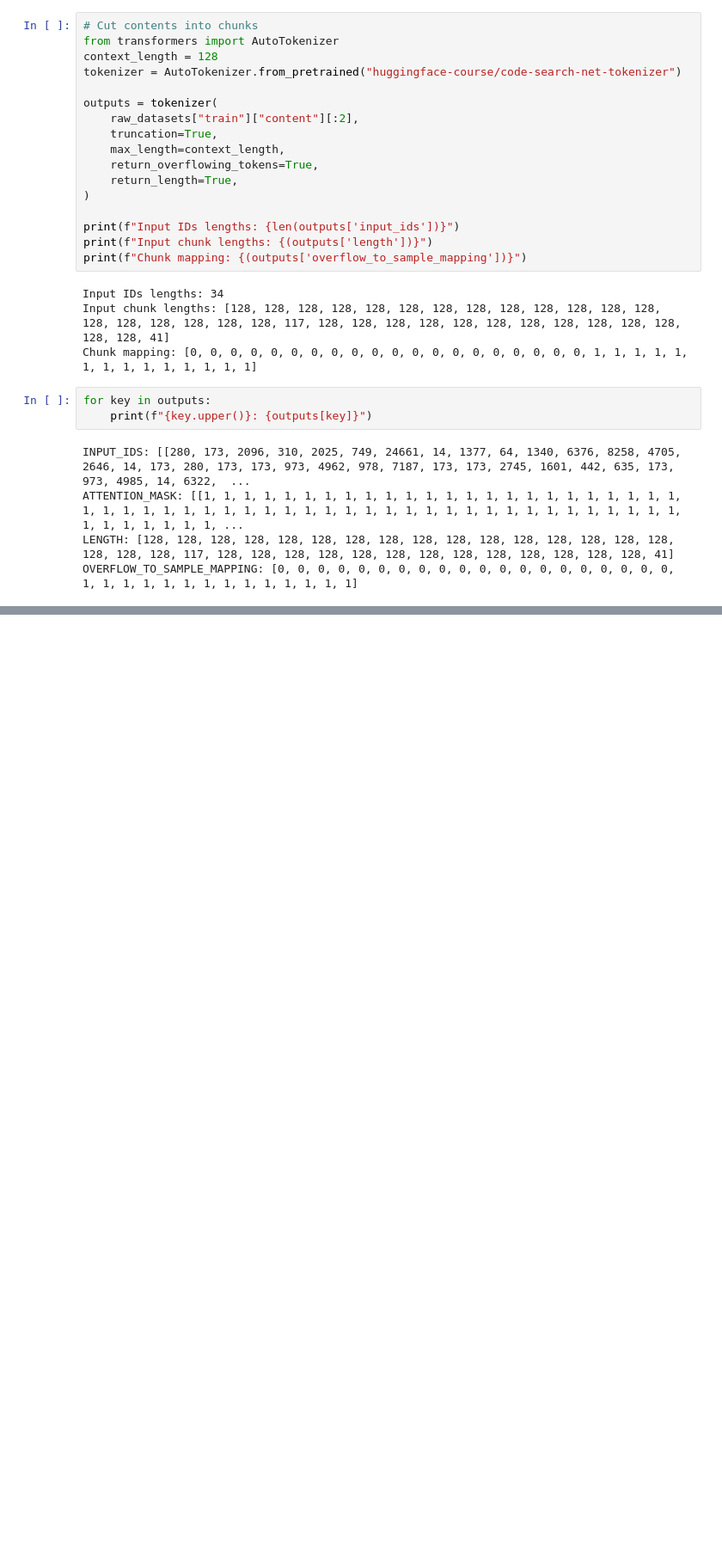
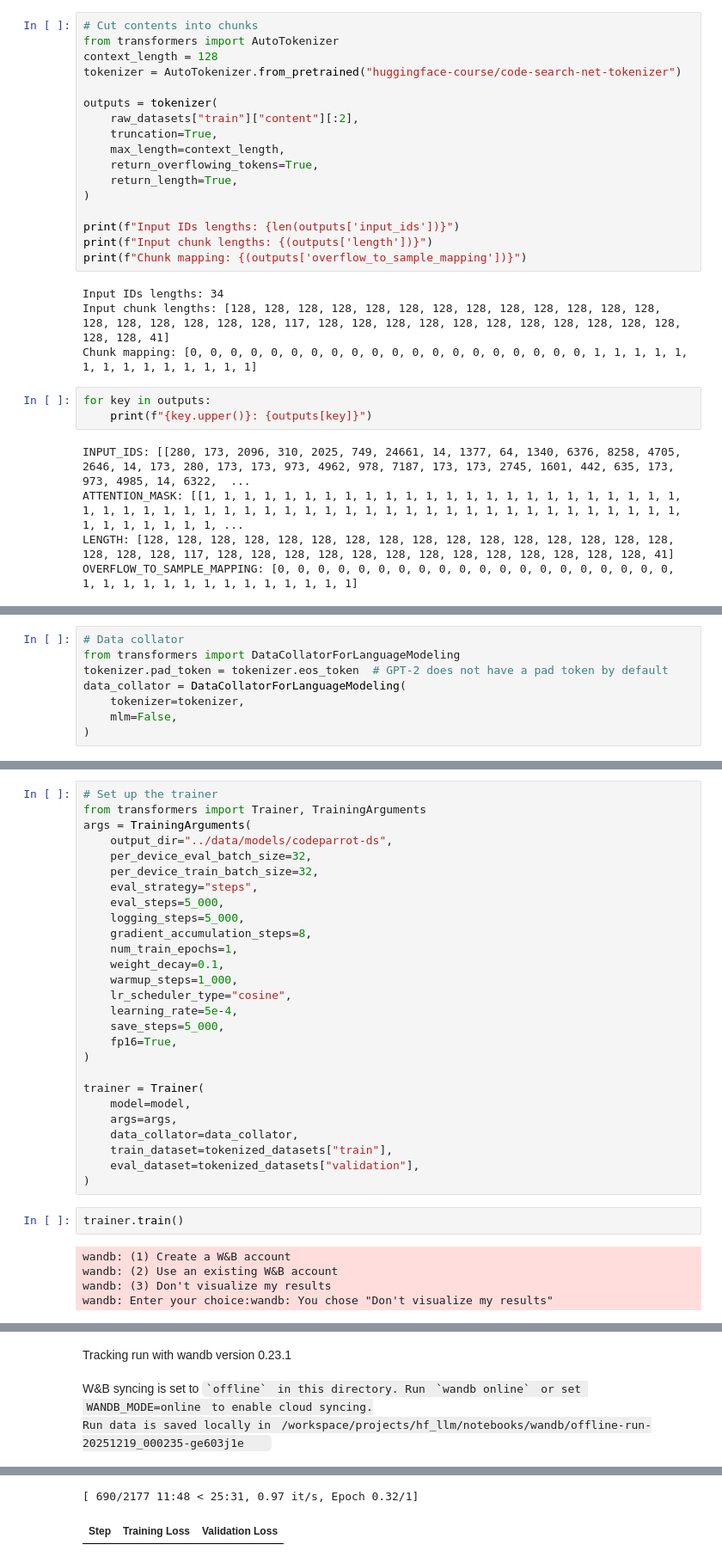
Before and after one commit to tensor-polinomics/hf_llm, a Jupyter notebook: notebooks/ch7e.ipynb, the cells around one changed output, grey strips where cells are left out. Shown at 86% size. Cells and saved outputs as stored; diff of their text form; blank space fills up the shorter version.

```diff
--- a/notebooks/ch7e.ipynb
+++ b/notebooks/ch7e.ipynb
@@ -106,0 +159,8 @@ OVERFLOW_TO_SAMPLE_MAPPING: [0, 0, 0, 0, 0, 0, 0, 0, 0, 0, 0, 0, 0, 0, 0, 0, 0,
+# %%
+# Data collator
+from transformers import DataCollatorForLanguageModeling
+tokenizer.pad_token = tokenizer.eos_token  # GPT-2 does not have a pad token by default
+data_collator = DataCollatorForLanguageModeling(
+    tokenizer=tokenizer,
+    mlm=False,
+)
@@ -106,0 +176,34 @@ OVERFLOW_TO_SAMPLE_MAPPING: [0, 0, 0, 0, 0, 0, 0, 0, 0, 0, 0, 0, 0, 0, 0, 0, 0,
+# %%
+# Set up the trainer
+from transformers import Trainer, TrainingArguments
+args = TrainingArguments(
+    output_dir="../data/models/codeparrot-ds",
+    per_device_eval_batch_size=32,
+    per_device_train_batch_size=32,
+    eval_strategy="steps",
+    eval_steps=5_000,
+    logging_steps=5_000,
+    gradient_accumulation_steps=8,
+    num_train_epochs=1,
+    weight_decay=0.1,
+    warmup_steps=1_000,
+    lr_scheduler_type="cosine",
+    learning_rate=5e-4,
+    save_steps=5_000,
+    fp16=True,
+)
+
+trainer = Trainer(
+    model=model,
+    args=args,
+    data_collator=data_collator,
+    train_dataset=tokenized_datasets["train"],
+    eval_dataset=tokenized_datasets["validation"],
+)
+# %%
+trainer.train()
+# %% [output]
+wandb: (1) Create a W&B account
+wandb: (2) Use an existing W&B account
+wandb: (3) Don't visualize my results
+wandb: Enter your choice:wandb: You chose "Don't visualize my results"
@@ -106,0 +211,3 @@ OVERFLOW_TO_SAMPLE_MAPPING: [0, 0, 0, 0, 0, 0, 0, 0, 0, 0, 0, 0, 0, 0, 0, 0, 0,
+Tracking run with wandb version 0.23.1
+W&B syncing is set to `offline` in this directory. Run `wandb online` or set WANDB_MODE=online to enable cloud syncing.
+Run data is saved locally in /workspace/projects/hf_llm/notebooks/wandb/offline-run-20251219_000235-ge603j1e
@@ -106,0 +215,2 @@ OVERFLOW_TO_SAMPLE_MAPPING: [0, 0, 0, 0, 0, 0, 0, 0, 0, 0, 0, 0, 0, 0, 0, 0, 0,
+[ 690/2177 11:48 < 25:31, 0.97 it/s, Epoch 0.32/1]
+| Step | Training Loss | Validation Loss |
```
Also changed, not shown: parts of 7 cells of this notebook.
